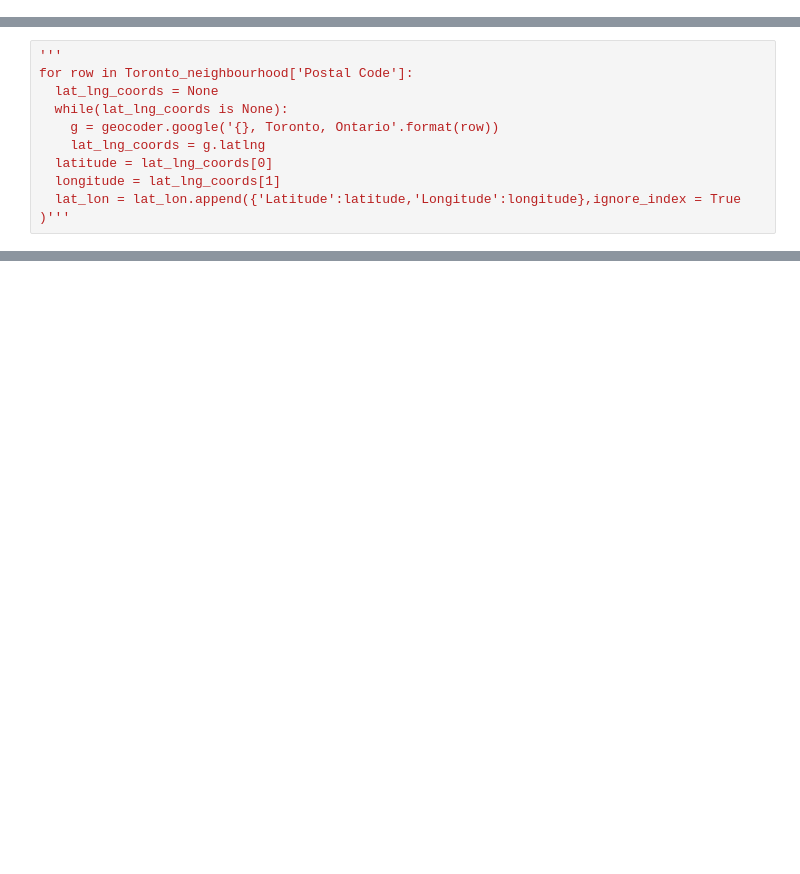
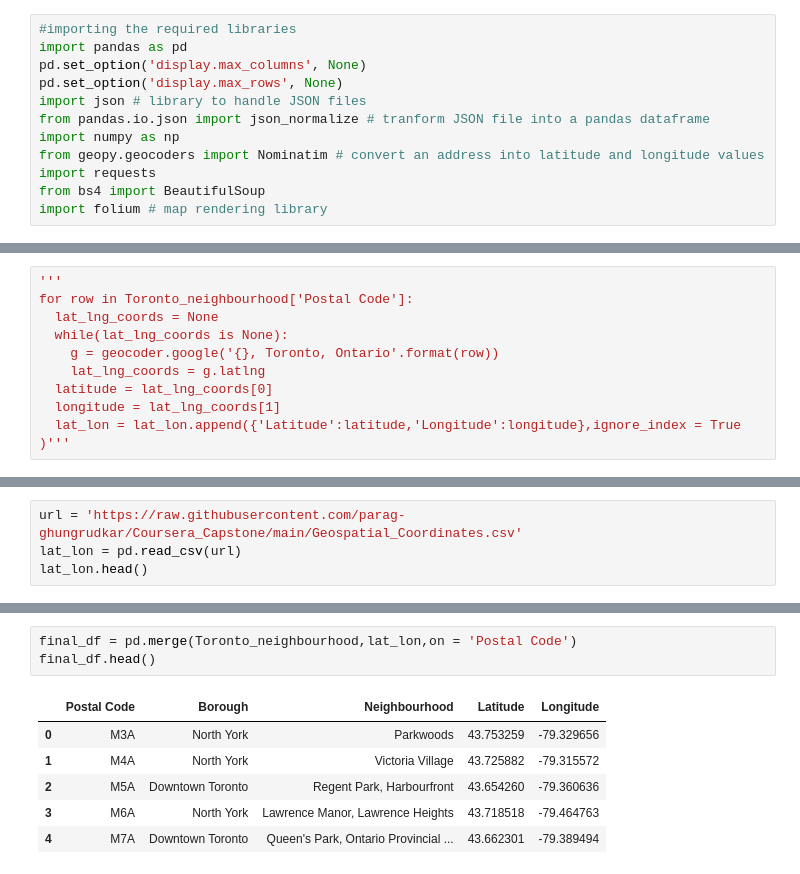
Before and after one commit to parag-ghungrudkar/Battle_of_neighborhoods_coursera, a Jupyter notebook: Coursera_capstone_project.ipynb, the cells around one changed output, grey strips where cells are left out. Saved outputs shown, nothing was run; the diff lists cells and outputs as text; blank space fills up the shorter version.

```diff
--- a/Coursera_capstone_project.ipynb
+++ b/Coursera_capstone_project.ipynb
@@ -13,3 +11,15 @@ import numpy as np
+# %%
+#importing the required libraries
+import pandas as pd
+pd.set_option('display.max_columns', None)
+pd.set_option('display.max_rows', None)
+import json # library to handle JSON files
+from pandas.io.json import json_normalize # tranform JSON file into a pandas dataframe
+import numpy as np
+from geopy.geocoders import Nominatim # convert an address into latitude and longitude values
+import requests
+from bs4 import BeautifulSoup
+import folium # map rendering library
 # %%
 #printing the required string
 print('Hello capstone project coursera')
@@ -149,0 +71,4 @@ lat_lon = pd.read_csv
+# %%
+url = 'https://raw.githubusercontent.com/parag-ghungrudkar/Coursera_Capstone/main/Geospatial_Coordinates.csv'
+lat_lon = pd.read_csv(url)
+lat_lon.head()
@@ -149,0 +82,10 @@ lat_lon = pd.read_csv
+# %%
+final_df = pd.merge(Toronto_neighbourhood,lat_lon,on = 'Postal Code')
+final_df.head()
+# %% [output]
+|  | Postal Code | Borough | Neighbourhood | Latitude | Longitude |
+| 0 | M3A | North York | Parkwoods | 43.753259 | -79.329656 |
+| 1 | M4A | North York | Victoria Village | 43.725882 | -79.315572 |
+| 2 | M5A | Downtown Toronto | Regent Park, Harbourfront | 43.654260 | -79.360636 |
+| 3 | M6A | North York | Lawrence Manor, Lawrence Heights | 43.718518 | -79.464763 |
+| 4 | M7A | Downtown Toronto | Queen's Park, Ontario Provincial ... | 43.662301 | -79.389494 |
```
Also changed, not shown: parts of 35 cells of this notebook.
